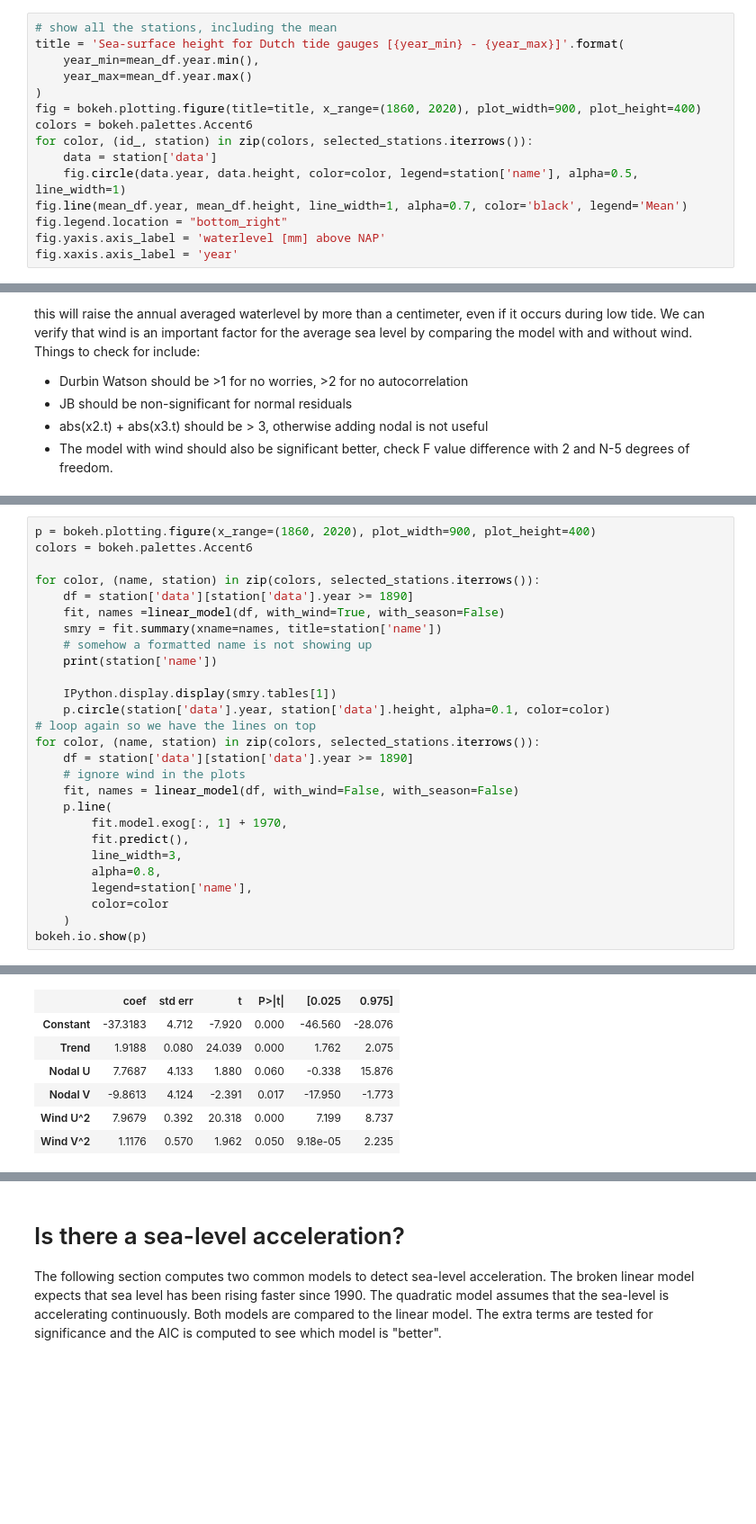
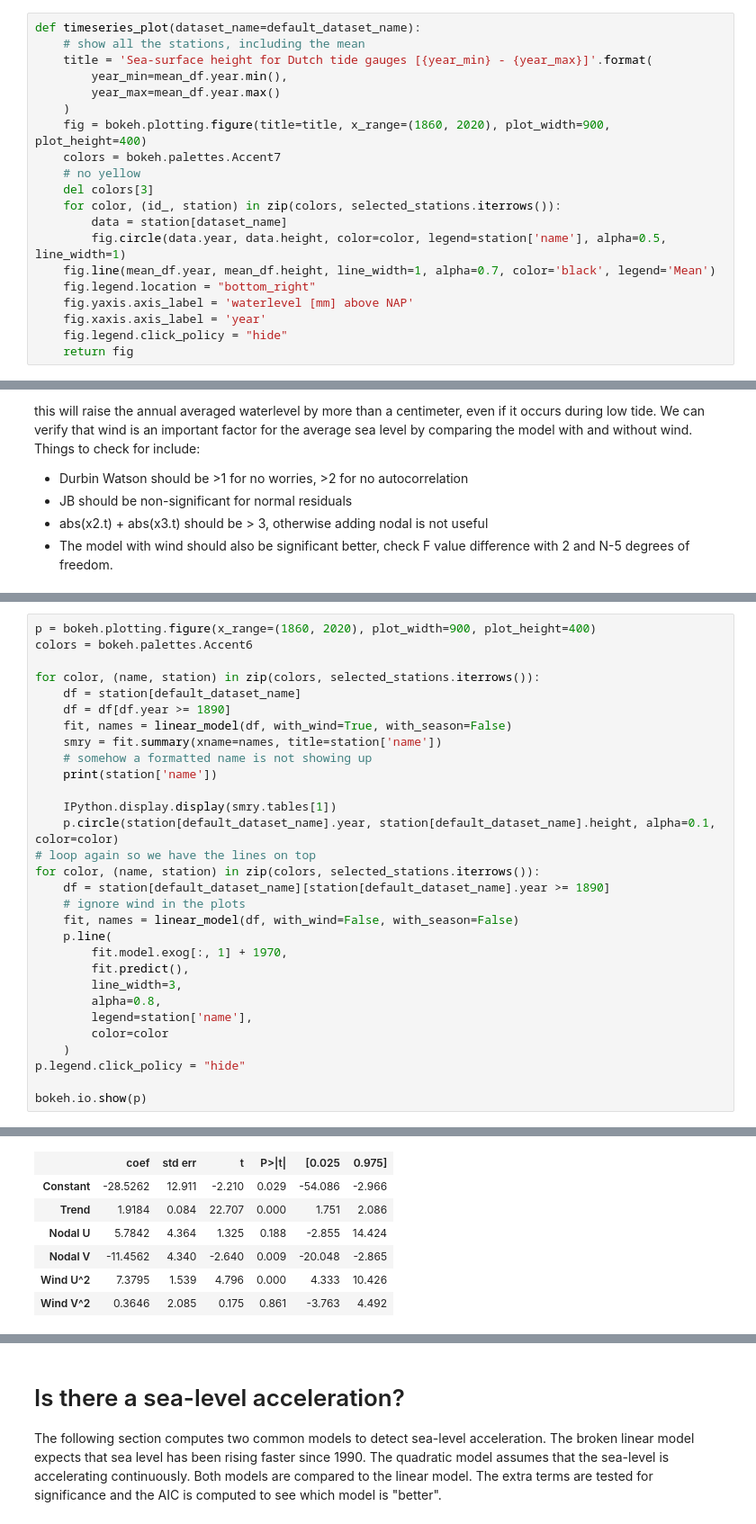
Before and after one commit to openearth/sealevel, a Jupyter notebook: notebooks/dutch-sea-level-monitor.ipynb, the cells around one changed output, grey strips where cells are left out. Shown at 90% size. Saved outputs shown, nothing was run; the diff lists cells and outputs as text; blank space fills up the shorter version.

```diff
--- a/notebooks/dutch-sea-level-monitor.ipynb
+++ b/notebooks/dutch-sea-level-monitor.ipynb
@@ -375,16 +410,21 @@ mean_df.tail()
 # %%
-# show all the stations, including the mean
-title = 'Sea-surface height for Dutch tide gauges [{year_min} - {year_max}]'.format(
-    year_min=mean_df.year.min(),
-    year_max=mean_df.year.max()
-)
-fig = bokeh.plotting.figure(title=title, x_range=(1860, 2020), plot_width=900, plot_height=400)
-colors = bokeh.palettes.Accent6
-for color, (id_, station) in zip(colors, selected_stations.iterrows()):
-    data = station['data']
-    fig.circle(data.year, data.height, color=color, legend=station['name'], alpha=0.5, line_width=1)
-fig.line(mean_df.year, mean_df.height, line_width=1, alpha=0.7, color='black', legend='Mean')
-fig.legend.location = "bottom_right"
-fig.yaxis.axis_label = 'waterlevel [mm] above NAP'
-fig.xaxis.axis_label = 'year'
+def timeseries_plot(dataset_name=default_dataset_name):
+    # show all the stations, including the mean
+    title = 'Sea-surface height for Dutch tide gauges [{year_min} - {year_max}]'.format(
+        year_min=mean_df.year.min(),
+        year_max=mean_df.year.max()
+    )
+    fig = bokeh.plotting.figure(title=title, x_range=(1860, 2020), plot_width=900, plot_height=400)
+    colors = bokeh.palettes.Accent7
+    # no yellow
+    del colors[3]
+    for color, (id_, station) in zip(colors, selected_stations.iterrows()):
+        data = station[dataset_name]
+        fig.circle(data.year, data.height, color=color, legend=station['name'], alpha=0.5, line_width=1)
+    fig.line(mean_df.year, mean_df.height, line_width=1, alpha=0.7, color='black', legend='Mean')
+    fig.legend.location = "bottom_right"
+    fig.yaxis.axis_label = 'waterlevel [mm] above NAP'
+    fig.xaxis.axis_label = 'year'
+    fig.legend.click_policy = "hide"
+    return fig
 # %%
@@ -547,17 +596,18 @@ p = bokeh.plotting.figure(x_range=(1860, 2020), plot_width=900, plot_height=400)
 colors = bokeh.palettes.Accent6
 
 for color, (name, station) in zip(colors, selected_stations.iterrows()):
-    df = station['data'][station['data'].year >= 1890]
-    fit, names =linear_model(df, with_wind=True, with_season=False)
+    df = station[default_dataset_name]
+    df = df[df.year >= 1890]
+    fit, names = linear_model(df, with_wind=True, with_season=False)
     smry = fit.summary(xname=names, title=station['name'])
     # somehow a formatted name is not showing up
     print(station['name'])
 
     IPython.display.display(smry.tables[1])
-    p.circle(station['data'].year, station['data'].height, alpha=0.1, color=color)
+    p.circle(station[default_dataset_name].year, station[default_dataset_name].height, alpha=0.1, color=color)
 # loop again so we have the lines on top
 for color, (name, station) in zip(colors, selected_stations.iterrows()):
-    df = station['data'][station['data'].year >= 1890]
+    df = station[default_dataset_name][station[default_dataset_name].year >= 1890]
     # ignore wind in the plots
     fit, names = linear_model(df, with_wind=False, with_season=False)
     p.line(
@@ -568,6 +618,8 @@ for color, (name, station) in zip(colors, selected_stations.iterrows()):
         legend=station['name'],
         color=color
     )
+p.legend.click_policy = "hide"
+
 bokeh.io.show(p)
 # %% [output]
 VLISSINGEN
@@ -597,10 +649,10 @@ DEN HELDER
 DELFZIJL
 |  | coef | std err | t | P>|t| | [0.025 | 0.975] |
-| Constant | -37.3183 | 4.712 | -7.920 | 0.000 | -46.560 | -28.076 |
-| Trend | 1.9188 | 0.080 | 24.039 | 0.000 | 1.762 | 2.075 |
-| Nodal U | 7.7687 | 4.133 | 1.880 | 0.060 | -0.338 | 15.876 |
-| Nodal V | -9.8613 | 4.124 | -2.391 | 0.017 | -17.950 | -1.773 |
-| Wind U^2 | 7.9679 | 0.392 | 20.318 | 0.000 | 7.199 | 8.737 |
-| Wind V^2 | 1.1176 | 0.570 | 1.962 | 0.050 | 9.18e-05 | 2.235 |
+| Constant | -28.5262 | 12.911 | -2.210 | 0.029 | -54.086 | -2.966 |
+| Trend | 1.9184 | 0.084 | 22.707 | 0.000 | 1.751 | 2.086 |
+| Nodal U | 5.7842 | 4.364 | 1.325 | 0.188 | -2.855 | 14.424 |
+| Nodal V | -11.4562 | 4.340 | -2.640 | 0.009 | -20.048 | -2.865 |
+| Wind U^2 | 7.3795 | 1.539 | 4.796 | 0.000 | 4.333 | 10.426 |
+| Wind V^2 | 0.3646 | 2.085 | 0.175 | 0.861 | -3.763 | 4.492 |
 HARLINGEN
 |  | coef | std err | t | P>|t| | [0.025 | 0.975] |
```
Also changed, not shown: parts of 28 cells of this notebook, 13 other files.
